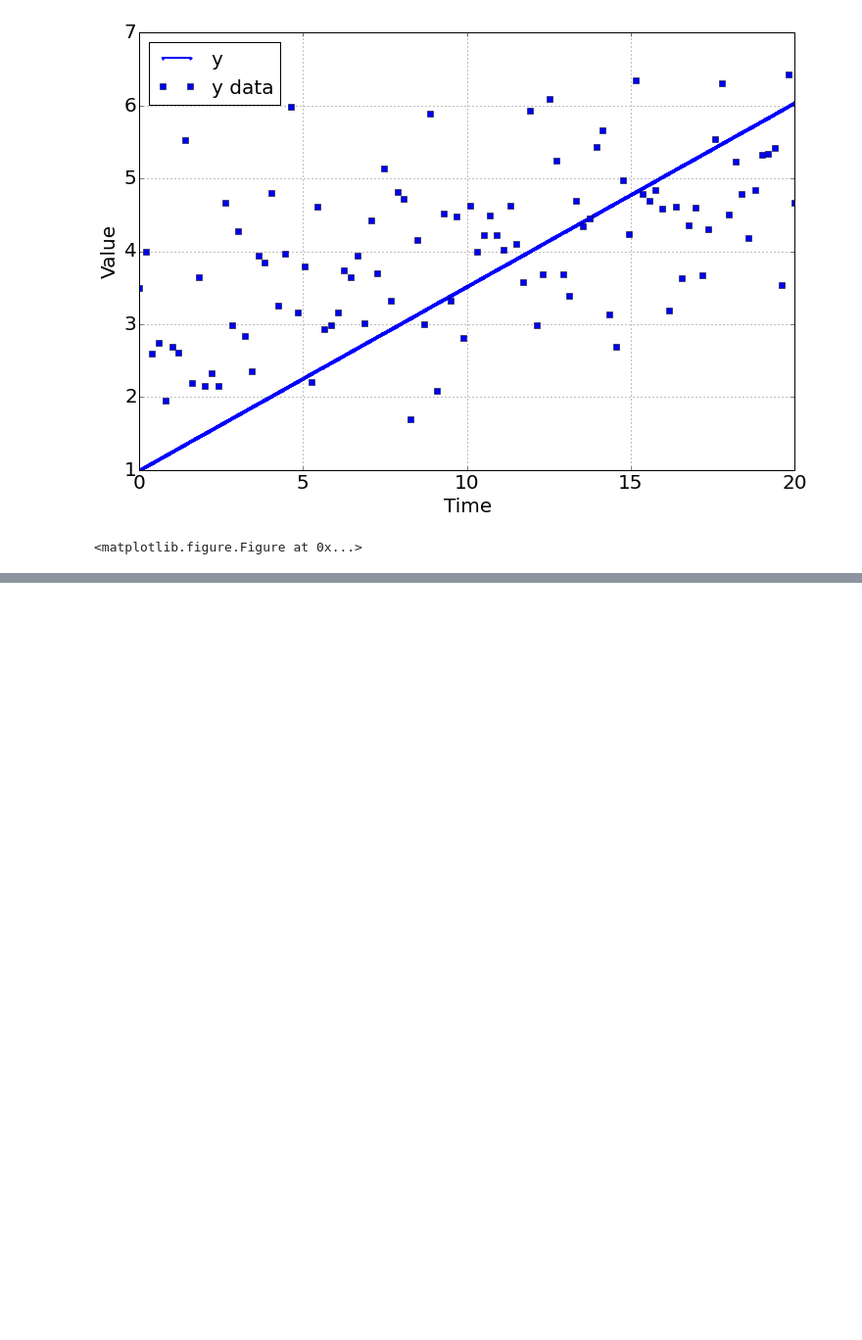
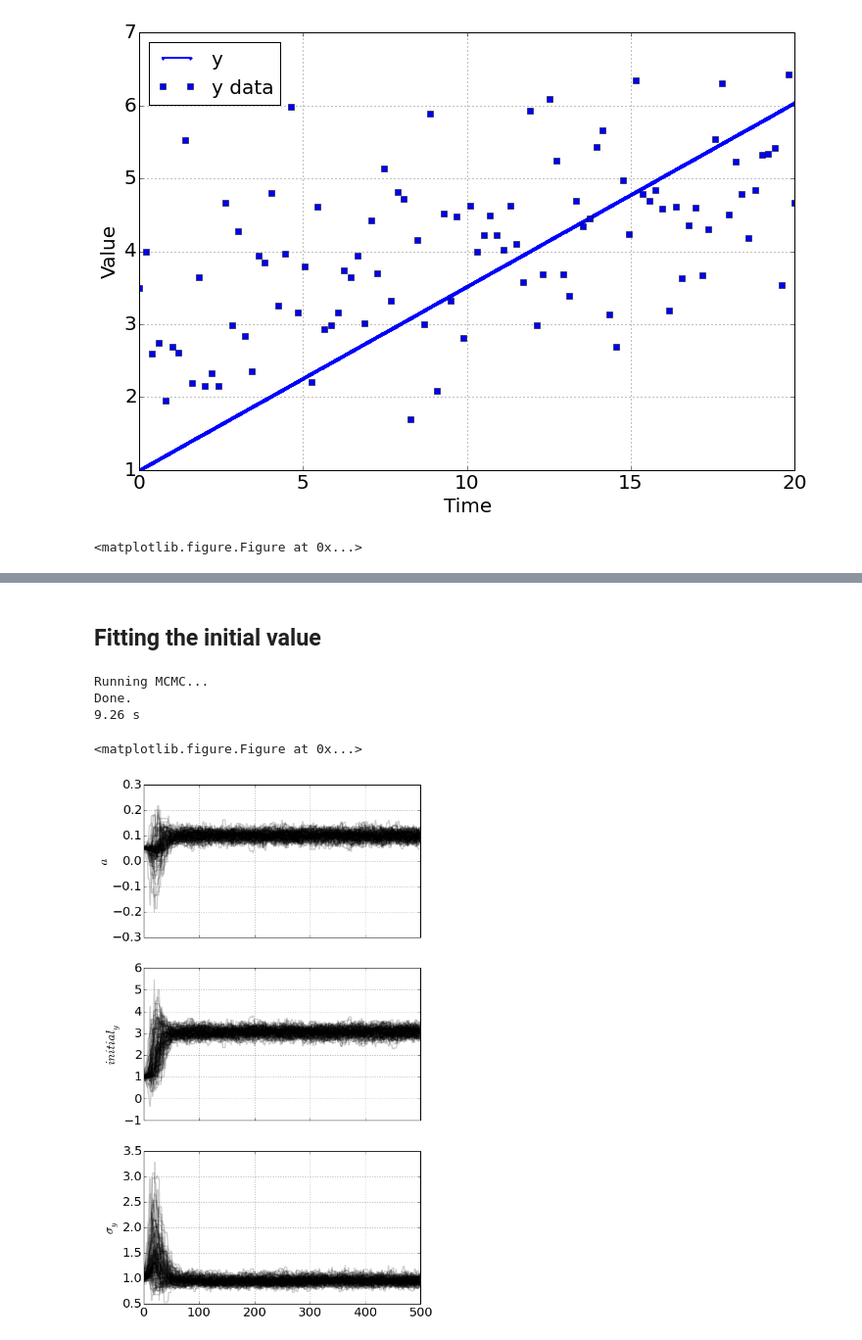
Before and after one commit to bblais/Systems-Modeling-Spring-2015-Notebooks, a Jupyter notebook: Thursday Mar 26 2015 - fitting a pyndamics sim.ipynb, the cells around one changed output, grey strips where cells are left out. Shown: that part at 98% size. Drawn from its saved outputs; the diff is of its cells as text; code cells hidden in the pictures; blank space fills up the shorter version.

Commit message:
update to initial value

```diff
--- a/Thursday Mar 26 2015 - fitting a pyndamics sim.ipynb
+++ b/Thursday Mar 26 2015 - fitting a pyndamics sim.ipynb
@@ -35,0 +41,15 @@ sim.run(0,20)
+# %% [markdown]
+## Fitting the initial value
+# %%
+model=MCMCModel(sim,
+            a=Uniform(-1,1),
+            initial_y=Uniform(-5,10),  # a nice wide range
+            )
+model.run_mcmc(500)
+model.plot_chains()
+# %% [output]
+Running MCMC...
+Done.
+9.26 s
+<matplotlib.figure.Figure at 0x...>
+[figure, added]
```
Also changed, not shown: parts of 2 cells of this notebook, 1 other file.
